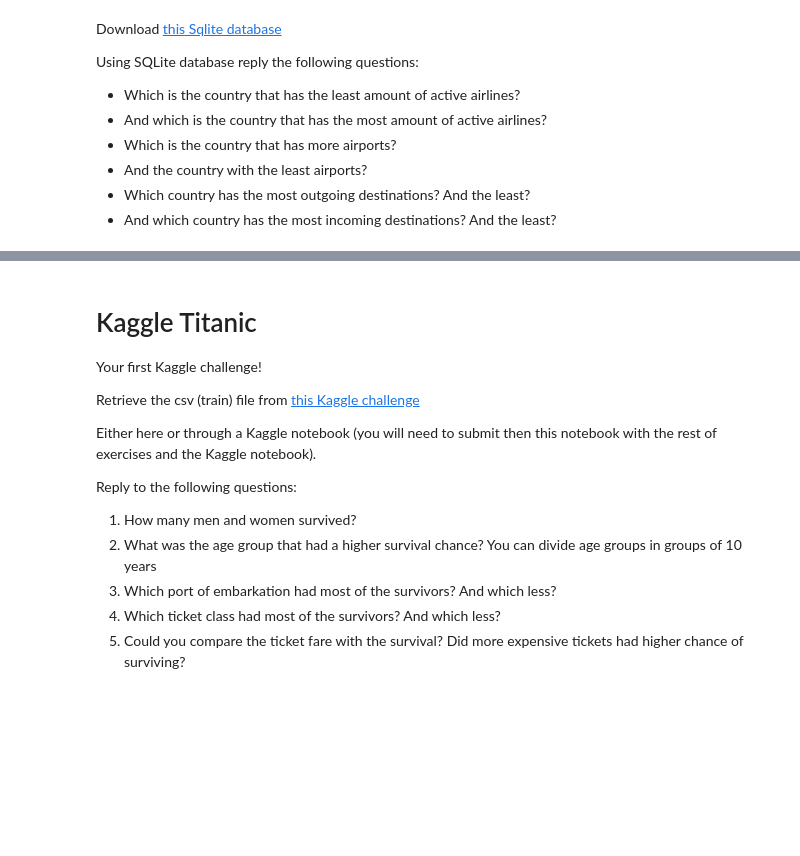
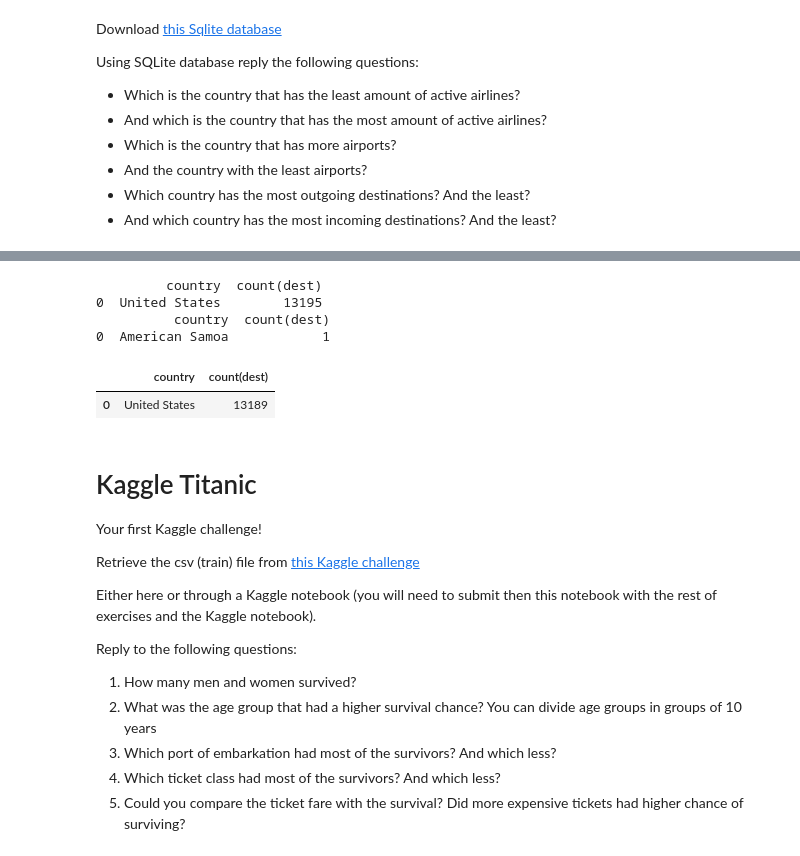
Before and after one commit to KhaldounN/first-project-, a Jupyter notebook: exercises/Session_3_4_EXERCISES.ipynb, the cells around one changed output, grey strips where cells are left out. Saved outputs shown, nothing was run; the diff lists cells and outputs as text; code cells hidden in the pictures; blank space fills up the shorter version.

```diff
--- a/exercises/Session_3_4_EXERCISES.ipynb
+++ b/exercises/Session_3_4_EXERCISES.ipynb
@@ -374,3 +485,54 @@ Using SQLite database reply the following questions:
+# %%
+#Which country has the most outgoing destinations? And the least?
+conn  = sqlite3.connect('flights.db')
+c = conn.cursor()
+
+query = """SELECT  country, count(dest) FROM routes
+INNER JOIN airports
+ON airports.code = routes.source
+GROUP BY country
+ORDER BY count(dest) DESC
+"""
+
+data1 = pd.read_sql_query(query , conn)
+
+query = """SELECT  country, count(dest) FROM routes
+INNER JOIN airports
+ON airports.code = routes.source
+GROUP BY country
+ORDER BY count(dest) ASC
+"""
+data2 = pd.read_sql_query(query , conn)
+
+conn.close()
+
+print(data1.head(1))
+print(data2.head(1))
+# %% [output]
+         country  count(dest)
+0  United States        13195
+          country  count(dest)
+0  American Samoa            1
+# %%
+#And which country has the most incoming destinations? And the least?
+conn  = sqlite3.connect('flights.db')
+c = conn.cursor()
+
+query = """SELECT  country, count(dest) FROM routes
+INNER JOIN airports
+ON airports.code = routes.dest
+GROUP BY country
+ORDER BY count(dest) DESC
+"""
+
+data = pd.read_sql_query(query , conn)
+
+conn.close()
+
+data.head(1)
+# %% [output]
+|  | country | count(dest) |
+| 0 | United States | 13189 |
 # %% [markdown]
 # Kaggle Titanic
 
```
Also changed, not shown: parts of 6 cells of this notebook.
